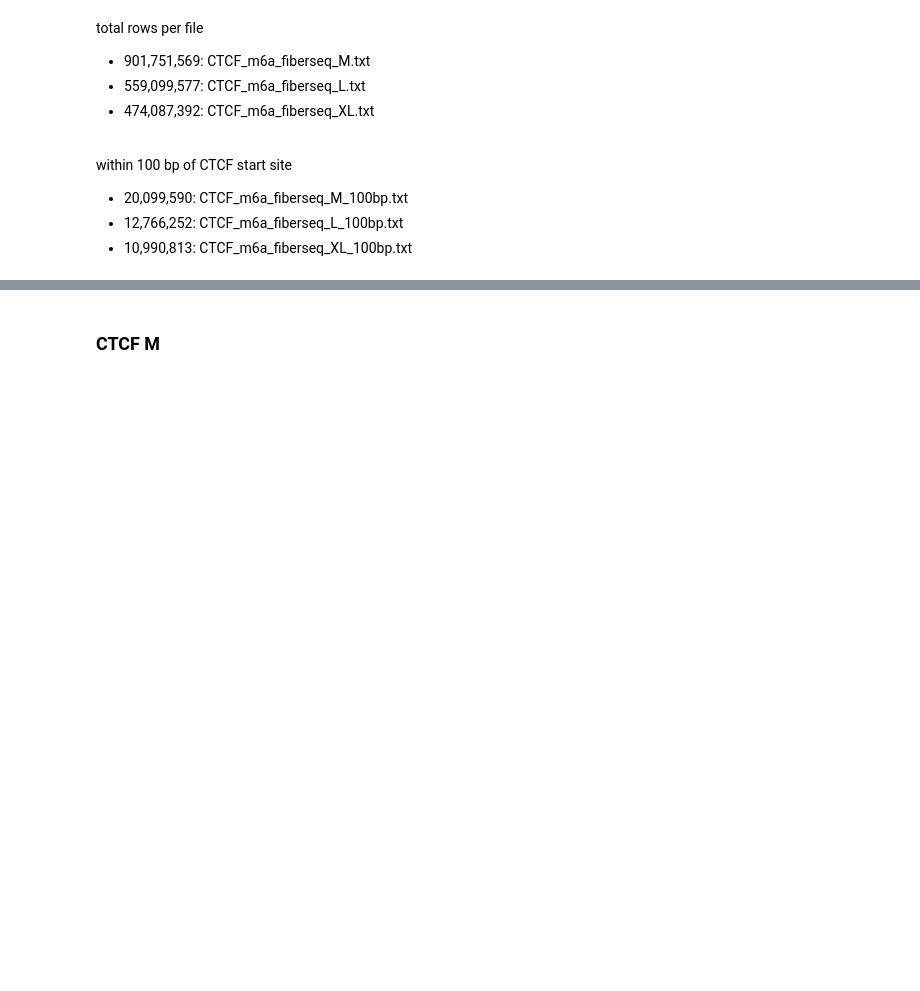
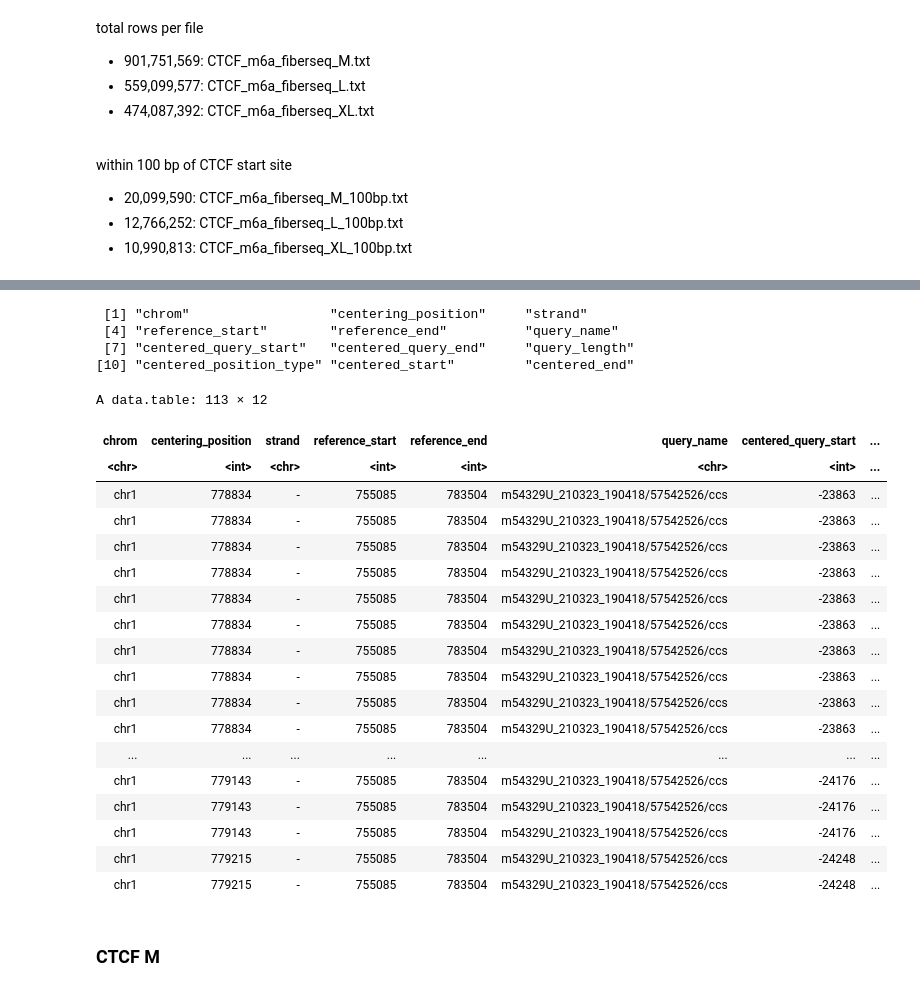
Before and after one commit to monikaperez/ctcf-footprinting, a Jupyter notebook: r_scripts/density_plots.ipynb, the cells around one changed output, grey strips where cells are left out. Saved outputs shown, nothing was run; the diff lists cells and outputs as text; code cells hidden in the pictures; blank space fills up the shorter version.

```diff
--- a/r_scripts/density_plots.ipynb
+++ b/r_scripts/density_plots.ipynb
@@ -44,3 +62,28 @@ data_folder <- sprintf("%s/candidate_footprints", getwd())
 # %%
 # CTCF motif types
 motif_types <- c("M", "L", "XL")
+# %%
+tic()
+# set args
+motif_type <- "M"
+ctcf_dist <- c(-100,100)
+n_rows <- 20000
+
+# load set data file
+data_file_name <- sprintf("CTCF_m6a_fiberseq_%s_100bp.txt", motif_type)
+data_file <- sprintf("%s/%s", data_folder, data_file_name)
+
+# read table
+df_all <- fread(data_file, nrows=n_rows)
+dim(df_all)
+
+print(unique(df_all$centered_position_type))
+
+# subset table to first n rows
+#df <- df_all
+#sprintf("initial rows: %s", dim(df)[1])
+# filter centered_position_type for m6a
+#df <- filter(df, centered_position_type == "m6a")
+#sprintf("m6a rows: %s", dim(df)[1])
+
+toc()
@@ -47,3 +96,32 @@ motif_types <- c("M", "L", "XL")
+# %%
+colnames(df_all)
+# %% [output]
+ [1] "chrom"                  "centering_position"     "strand"
+ [4] "reference_start"        "reference_end"          "query_name"
+ [7] "centered_query_start"   "centered_query_end"     "query_length"
+[10] "centered_position_type" "centered_start"         "centered_end"
+# %%
+df_all[df_all$query_name == df_all$query_name[1] & df_all$centered_position_type %in% c("m6a", "msp")]# & df_all$centered_start == df_all$centered_start[1]]
+# %% [output]
+A data.table: 113 × 12
+| chrom | centering_position | strand | reference_start | reference_end | query_name | centered_query_start | ... |
+| <chr> | <int> | <chr> | <int> | <int> | <chr> | <int> | ... |
+| chr1 | 778834 | - | 755085 | 783504 | m54329U_210323_190418/57542526/ccs | -23863 | ... |
+| chr1 | 778834 | - | 755085 | 783504 | m54329U_210323_190418/57542526/ccs | -23863 | ... |
+| chr1 | 778834 | - | 755085 | 783504 | m54329U_210323_190418/57542526/ccs | -23863 | ... |
+| chr1 | 778834 | - | 755085 | 783504 | m54329U_210323_190418/57542526/ccs | -23863 | ... |
+| chr1 | 778834 | - | 755085 | 783504 | m54329U_210323_190418/57542526/ccs | -23863 | ... |
+| chr1 | 778834 | - | 755085 | 783504 | m54329U_210323_190418/57542526/ccs | -23863 | ... |
+| chr1 | 778834 | - | 755085 | 783504 | m54329U_210323_190418/57542526/ccs | -23863 | ... |
+| chr1 | 778834 | - | 755085 | 783504 | m54329U_210323_190418/57542526/ccs | -23863 | ... |
+| chr1 | 778834 | - | 755085 | 783504 | m54329U_210323_190418/57542526/ccs | -23863 | ... |
+| chr1 | 778834 | - | 755085 | 783504 | m54329U_210323_190418/57542526/ccs | -23863 | ... |
+| ... | ... | ... | ... | ... | ... | ... | ... |
+| chr1 | 779143 | - | 755085 | 783504 | m54329U_210323_190418/57542526/ccs | -24176 | ... |
+| chr1 | 779143 | - | 755085 | 783504 | m54329U_210323_190418/57542526/ccs | -24176 | ... |
+| chr1 | 779143 | - | 755085 | 783504 | m54329U_210323_190418/57542526/ccs | -24176 | ... |
+| chr1 | 779215 | - | 755085 | 783504 | m54329U_210323_190418/57542526/ccs | -24248 | ... |
+| chr1 | 779215 | - | 755085 | 783504 | m54329U_210323_190418/57542526/ccs | -24248 | ... |
 # %% [markdown]
 ### CTCF M
 # %%
```
Also changed, not shown: parts of 6 cells of this notebook, 4 other files.
